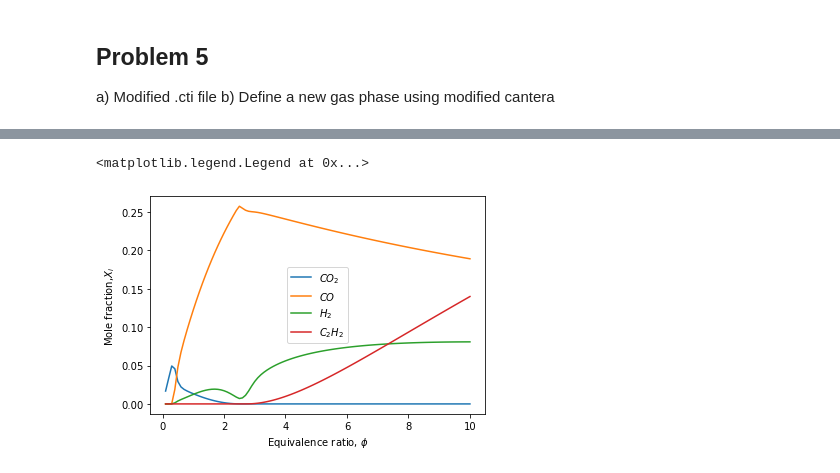
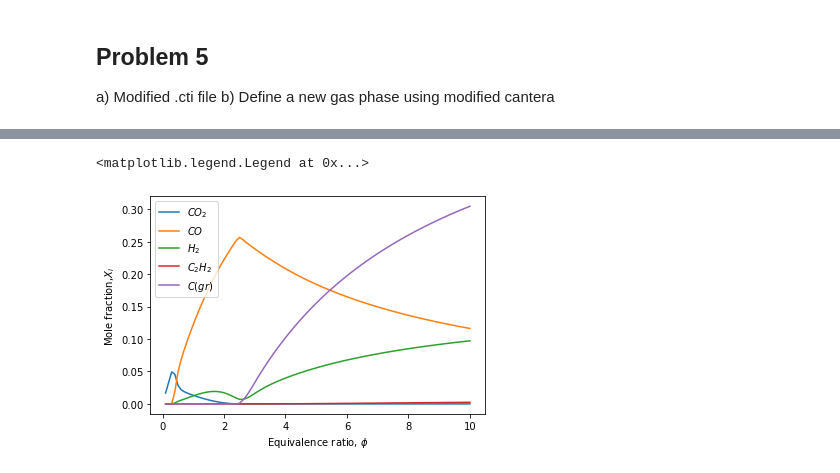
Before and after one commit to riasat1235/Combustion_projects, a Jupyter notebook: Project1_Adiabatic flame temperature.ipynb, the cells around one changed output, grey strips where cells are left out. Cells and saved outputs as stored; diff of their text form; code cells hidden in the pictures.

```diff
--- a/Project1_Adiabatic flame temperature.ipynb
+++ b/Project1_Adiabatic flame temperature.ipynb
@@ -181,7 +181,7 @@ for phi in eq_range:
     X_CO.append(gas_Cgr.X[gas_Cgr.species_index('CO')])
     X_H2.append(gas_Cgr.X[gas_Cgr.species_index('H2')])
     X_C2H2.append(gas_Cgr.X[gas_Cgr.species_index('C2H2')])
-    X_Cs=gas_Cgr.X[gas_Cgr.species_index('C(gr)')]
+    X_Cs.append(gas_Cgr.X[gas_Cgr.species_index('C(gr)')])
 fig5=plt.figure()
 plt.plot(eq_range,Tad_C,label='Without soot')
 plt.plot(eq_range,Tad_Cgr,label='With soot')
@@ -193,12 +194,13 @@ ValueError: No such species 'C(gr)'.
 # %%
 fig6=plt.figure()
 plt.plot(eq_range,X_CO2,label='$CO_2$')
 plt.plot(eq_range,X_CO,label='$CO$')
 plt.plot(eq_range,X_H2,label='$H_2$')
 plt.plot(eq_range,X_C2H2,label='$C_2H_2$')
+plt.plot(eq_range,X_Cs,label='$C(gr)$')
 plt.xlabel('Equivalence ratio, $\phi$')
 plt.ylabel('Mole fraction,$X_i$')
 plt.legend()
 # %% [output]
 <matplotlib.legend.Legend at 0x...>
-[figure, old version]
+[figure, new version]
```
Also changed, not shown: parts of 2 cells of this notebook, 1 other file.
